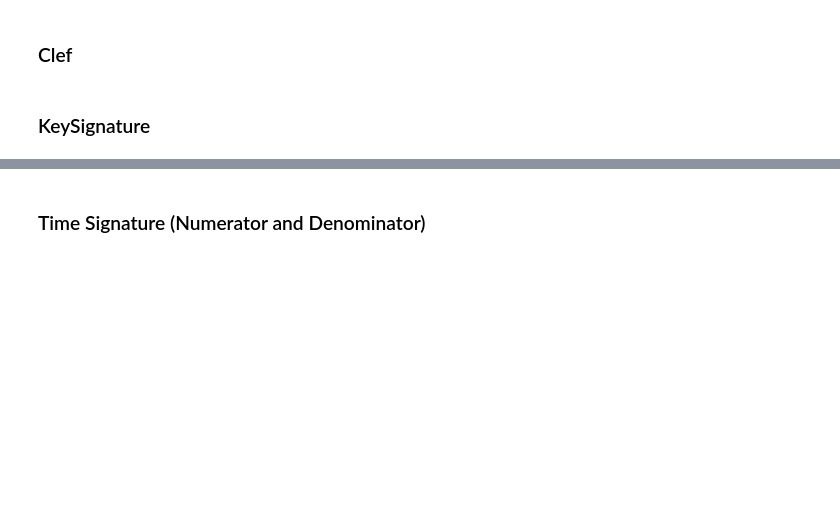
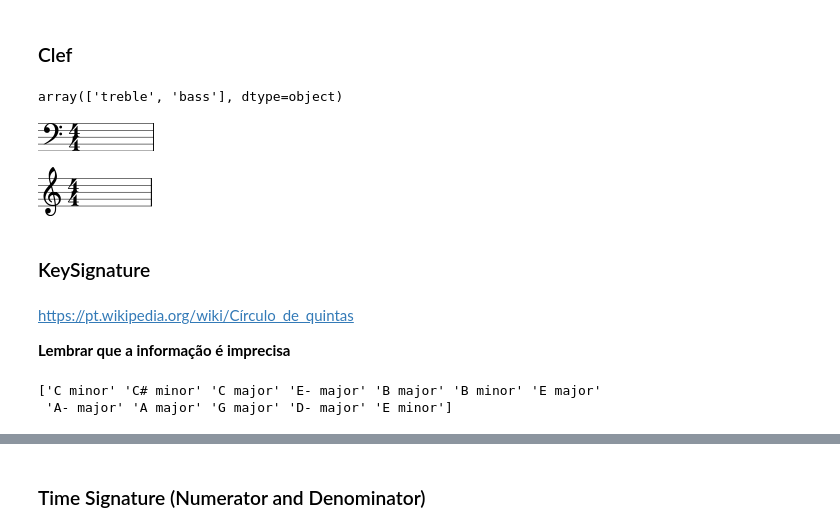
Before and after one commit to Krupique/challenges-kaggle, a Jupyter notebook: challenges/09_MusicGenerator/generatorV2.ipynb, the cells around one changed output, grey strips where cells are left out. Cells and saved outputs as stored; diff of their text form; code cells hidden in the pictures; blank space fills up the shorter version.

```diff
--- a/challenges/09_MusicGenerator/generatorV2.ipynb
+++ b/challenges/09_MusicGenerator/generatorV2.ipynb
@@ -296,4 +345,26 @@ Name: songName, dtype: int64
 # %% [markdown]
 ### Clef
+# %%
+dfClef = df.copy()
+dfClef['clef'].unique()
+# %% [output]
+array(['treble', 'bass'], dtype=object)
+# %%
+ms.clef.BassClef().show()
+ms.clef.TrebleClef().show()
+# %% [output]
+[figure, added]
+[figure, added]
 # %% [markdown]
 ### KeySignature
+# %% [markdown]
+https://pt.wikipedia.org/wiki/Círculo_de_quintas
+
+**Lembrar que a informação é imprecisa**
+# %%
+dfKeySignature = df.copy()
+arrayKeys = dfKeySignature['keySignature'].unique()
+print(arrayKeys)
+# %% [output]
+['C minor' 'C# minor' 'C major' 'E- major' 'B major' 'B minor' 'E major'
+ 'A- major' 'A major' 'G major' 'D- major' 'E minor']
```
Also changed, not shown: parts of 11 cells of this notebook, 1 other file.
